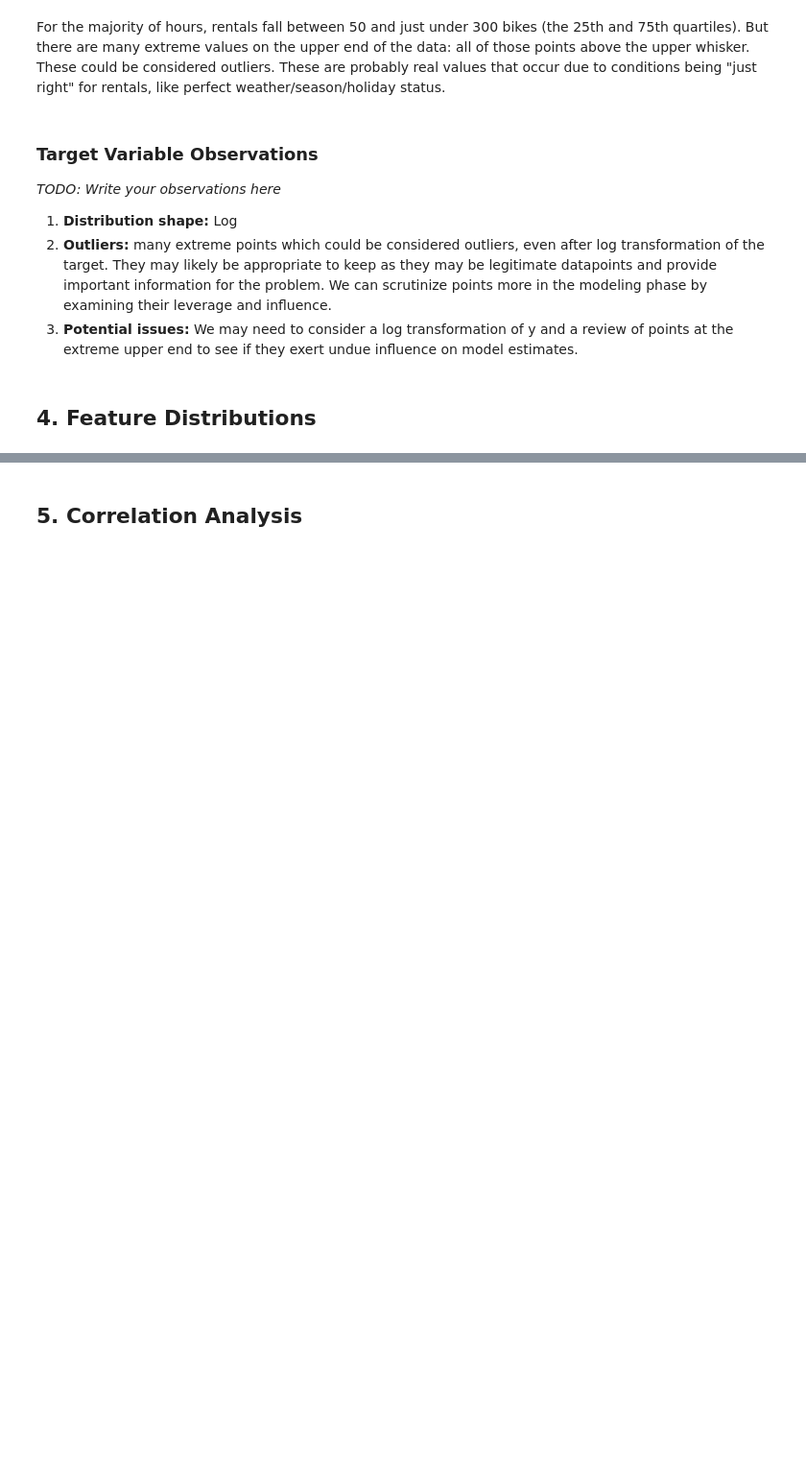
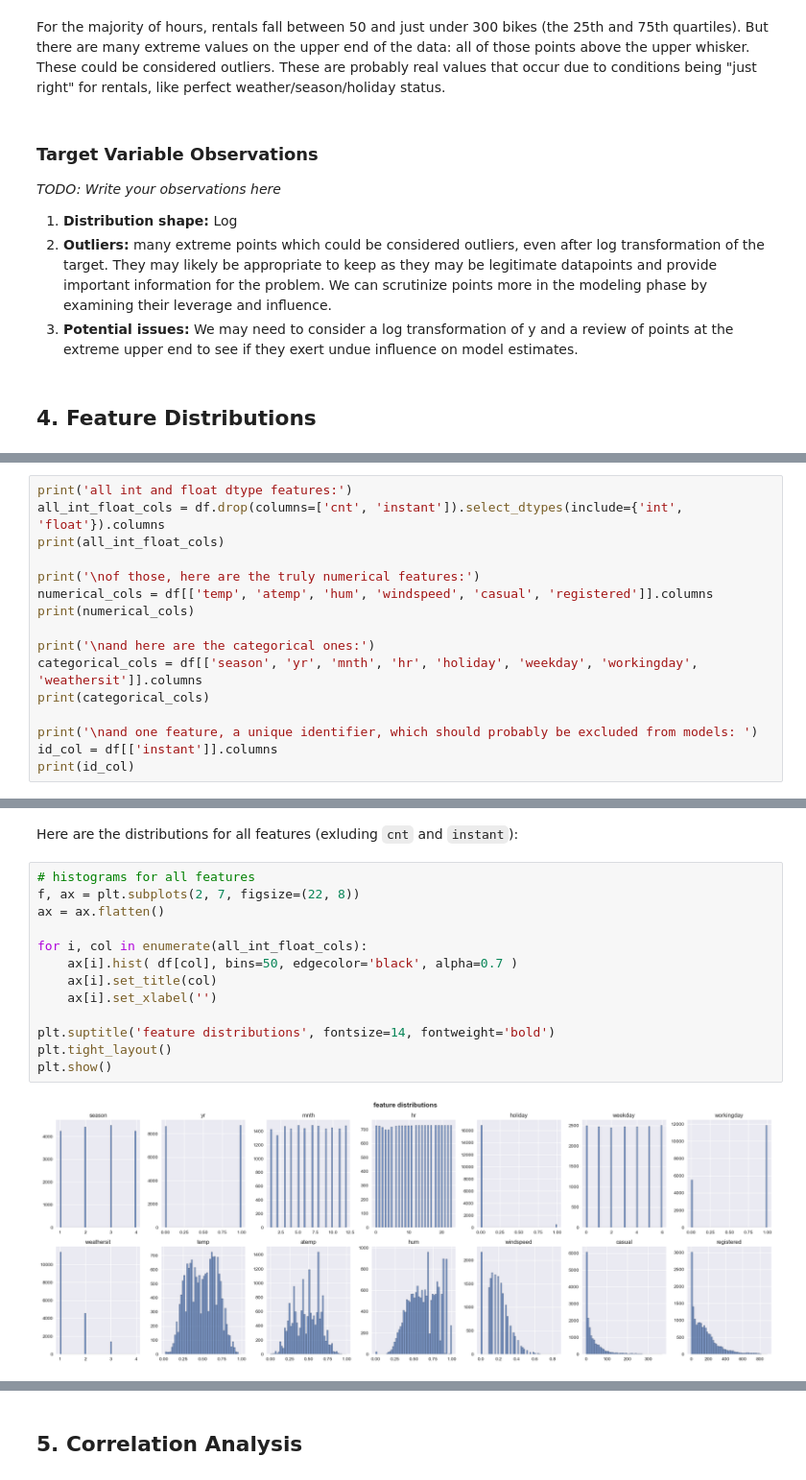
Before and after one commit to MTSU-DATA4950-Capstone-Spring2026/Team4-R2_BikeSharingDemand, a Jupyter notebook: notebooks/01_eda.ipynb, the cells around one changed output, grey strips where cells are left out. Shown at 96% size. Saved outputs shown, nothing was run; the diff lists cells and outputs as text; blank space fills up the shorter version.

Commit message:
Updated EDA notebook
- Examined feature distributions
- Analyzed correlation between variables
- Added commentary on findings

```diff
--- a/notebooks/01_eda.ipynb
+++ b/notebooks/01_eda.ipynb
@@ -257,0 +262,16 @@ For the majority of hours, rentals fall between 50 and just under 300 bikes (the
+# %%
+print('all int and float dtype features:')
+all_int_float_cols = df.drop(columns=['cnt', 'instant']).select_dtypes(include={'int', 'float'}).columns
+print(all_int_float_cols)
+
+print('\nof those, here are the truly numerical features:')
+numerical_cols = df[['temp', 'atemp', 'hum', 'windspeed', 'casual', 'registered']].columns
+print(numerical_cols)
+
+print('\nand here are the categorical ones:')
+categorical_cols = df[['season', 'yr', 'mnth', 'hr', 'holiday', 'weekday', 'workingday', 'weathersit']].columns
+print(categorical_cols)
+
+print('\nand one feature, a unique identifier, which should probably be excluded from models: ')
+id_col = df[['instant']].columns
+print(id_col)
@@ -257,0 +322,17 @@ For the majority of hours, rentals fall between 50 and just under 300 bikes (the
+# %% [markdown]
+Here are the distributions for all features (exluding `cnt` and `instant`):
+# %%
+# histograms for all features
+f, ax = plt.subplots(2, 7, figsize=(22, 8))
+ax = ax.flatten()
+
+for i, col in enumerate(all_int_float_cols):
+    ax[i].hist( df[col], bins=50, edgecolor='black', alpha=0.7 )
+    ax[i].set_title(col)
+    ax[i].set_xlabel('')
+
+plt.suptitle('feature distributions', fontsize=14, fontweight='bold')
+plt.tight_layout()
+plt.show()
+# %% [output]
+[figure, added]
```
Also changed, not shown: parts of 16 cells of this notebook, 1 other file.
